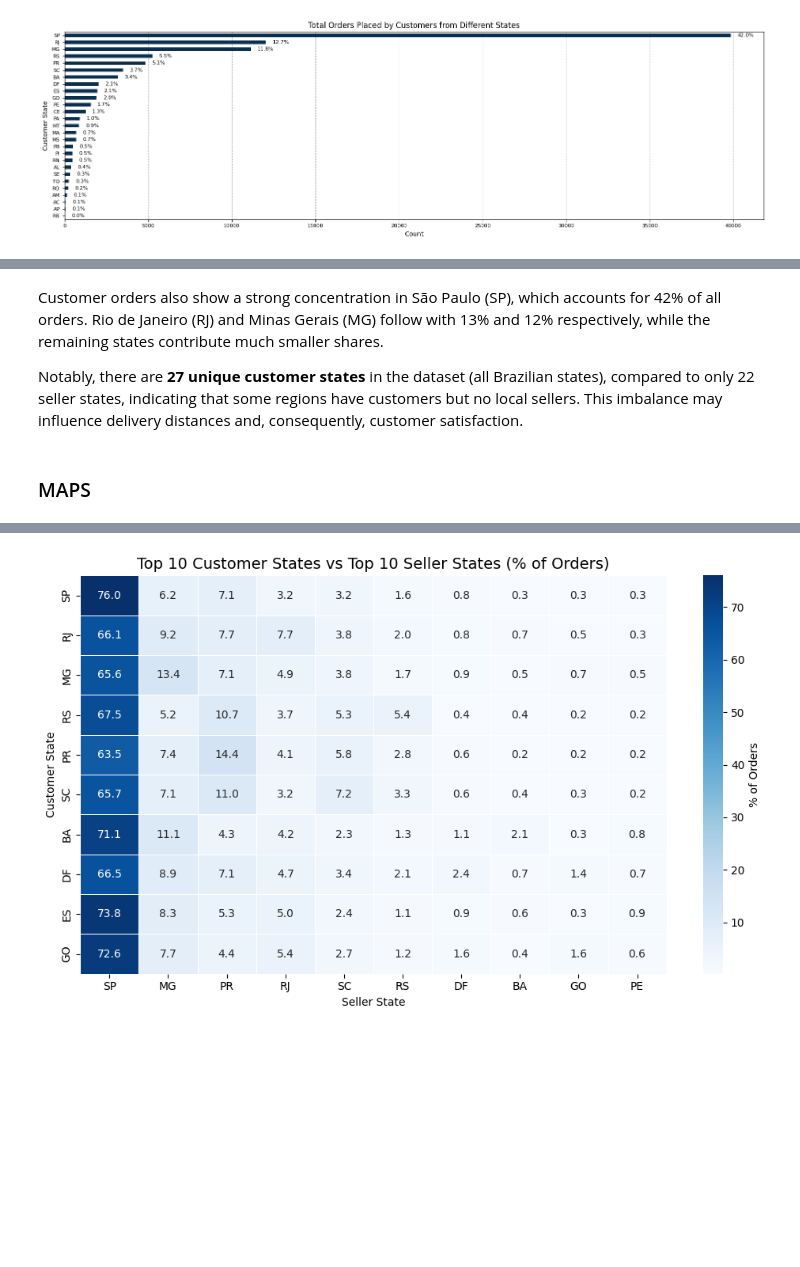
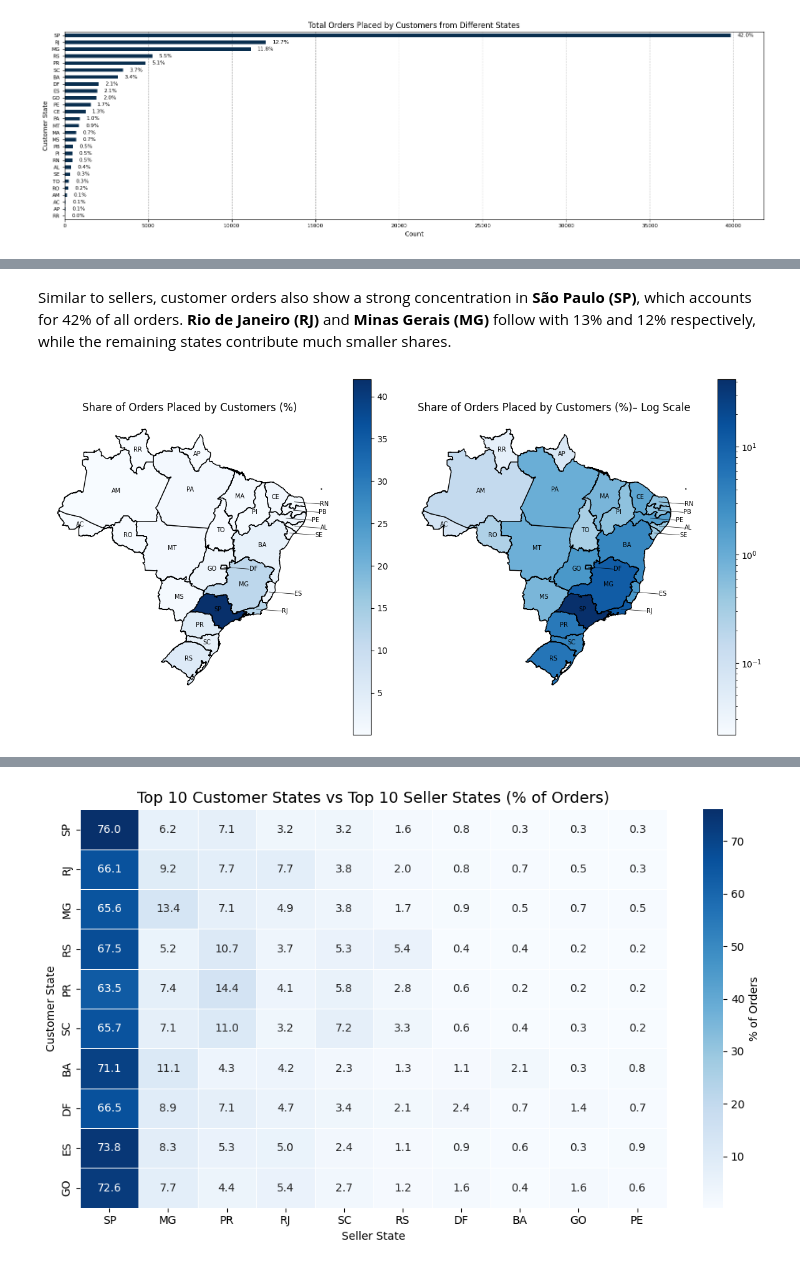
Before and after one commit to OlesyaEvseeva/customer-satisfaction-ecommerce, a Jupyter notebook: notebooks/02_data_integration_preprocessing.ipynb, the cells around one changed output, grey strips where cells are left out. Cells and saved outputs as stored; diff of their text form; code cells hidden in the pictures; blank space fills up the shorter version.

```diff
--- a/notebooks/02_data_integration_preprocessing.ipynb
+++ b/notebooks/02_data_integration_preprocessing.ipynb
@@ -2974,0 +3096,24 @@ Number of unique customer states: 27
+# %%
+# Order count per customer state
+order_count_customer = (
+    df_orders.groupby("customer_state", observed=True)
+    .size()
+    .reset_index(name="order_count_customer")
+)
+
+# Merge geo table with seller and order counts
+gdf_merged = gdf_merged.merge(
+    order_count_customer, left_on="sigla", right_on="customer_state", how="left"
+).drop(columns=["customer_state"])
+
+# Calculate totals
+total_orders_customer = order_count_customer["order_count_customer"].sum()
+
+# Add relative counts (% of total)
+gdf_merged["order_customer_pct"] = (
+    gdf_merged["order_count_customer"] / total_orders_customer
+) * 100
+
+# Fill missing values with zeros, so they still appear on maps in a neutral color
+for col in ["order_customer_pct", "order_count_customer"]:
+    gdf_merged[col] = gdf_merged[col].fillna(0)
@@ -2986,4 +3140,2 @@ u.plot_value_counts(
 # %% [markdown]
-Customer orders also show a strong concentration in São Paulo (SP), which accounts for 42% of all orders. Rio de Janeiro (RJ) and Minas Gerais (MG) follow with 13% and 12% respectively, while the remaining states contribute much smaller shares.
-
-Notably, there are **27 unique customer states** in the dataset (all Brazilian states), compared to only 22 seller states, indicating that some regions have customers but no local sellers. This imbalance may influence delivery distances and, consequently, customer satisfaction.
+Similar to sellers, customer orders also show a strong concentration in **São Paulo (SP)**, which accounts for 42% of all orders. **Rio de Janeiro (RJ)** and **Minas Gerais (MG)** follow with 13% and 12% respectively, while the remaining states contribute much smaller shares.
@@ -2995,6 +3141,0 @@ order_count_customer = (
-# %%
-# Merge geo table with seller and order counts
-gdf_merged = (
-    gdf_merged.merge(order_count_customer, left_on="sigla", right_on="customer_state", how="left")
-    .drop(columns=["customer_state"])
-)
@@ -3009,2 +3142,10 @@ gdf_merged["order_customer_pct"] = (
-# %% [markdown]
-### MAPS
+# %%
+# Plot geographic distribution of orders placed by customers
+u.plot_state_share_maps(
+    gdf=gdf_merged,
+    column="order_customer_pct",
+    title_abs="Share of Orders Placed by Customers (%)",
+    title_log="Share of Orders Placed by Customers (%)– Log Scale",
+)
+# %% [output]
+[figure, added]
```
Also changed, not shown: parts of 43 cells of this notebook.
